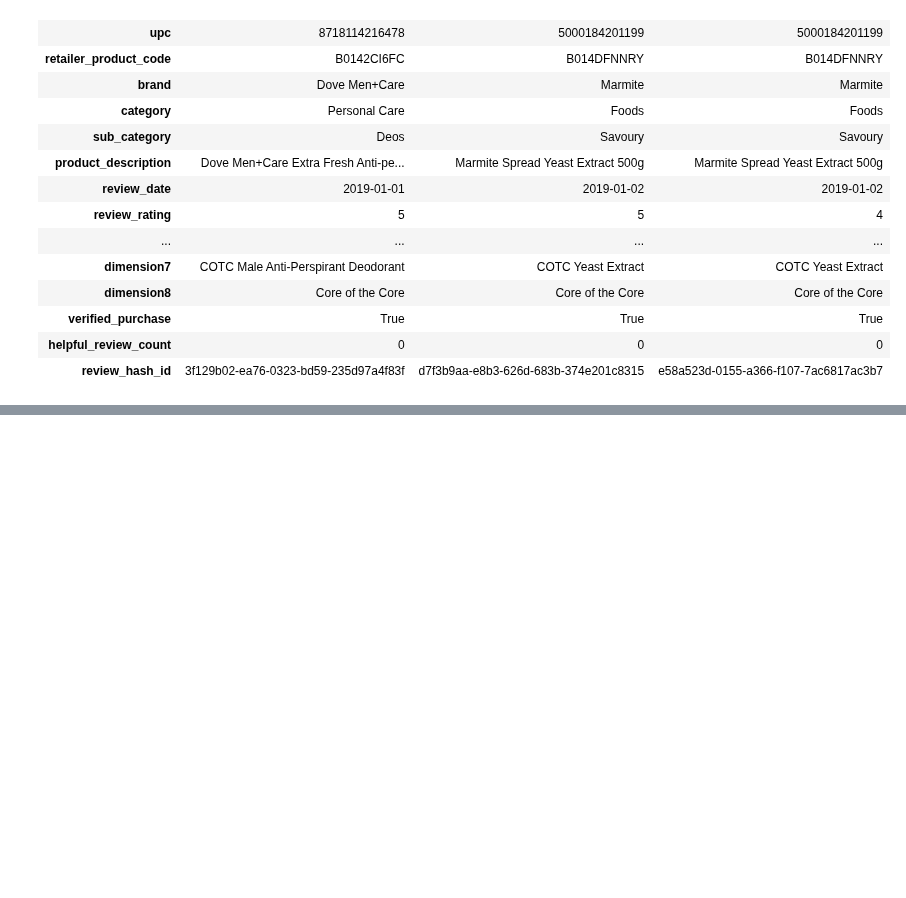
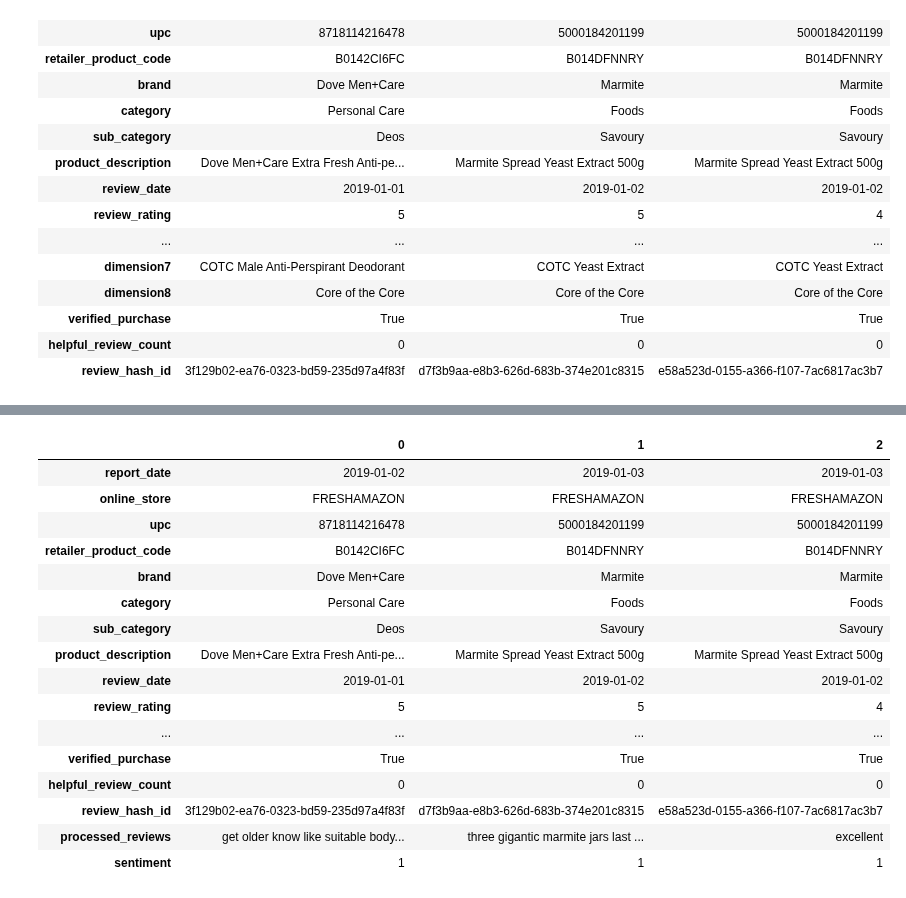
Before and after one commit to carlos-alves-one/Amazon-Review-NLP, a Jupyter notebook: Sentiment_Analysis_V2.ipynb, the cells around one changed output, grey strips where cells are left out. Saved outputs shown, nothing was run; the diff lists cells and outputs as text; code cells hidden in the pictures; blank space fills up the shorter version.

```diff
--- a/Sentiment_Analysis_V2.ipynb
+++ b/Sentiment_Analysis_V2.ipynb
@@ -28,10 +28,10 @@ import pandas as pd
 
 # Load the dataset Amazon Review Details from Google Drive
 data_path = '/content/drive/MyDrive/amazon_project/amazon-review-details.csv'
-amazon_data = pd.read_csv(data_path)
+data = pd.read_csv(data_path)
 
 # Display the first few rows of the dataframe
-amazon_data.head(3).T
+data.head(3).T
 # %% [output]
 |  | 0 | 1 | 2 |
 | report_date | 2019-01-02 | 2019-01-03 | 2019-01-03 |
@@ -50,7 +50,3 @@ amazon_data.head(3).T
 | verified_purchase | True | True | True |
 | helpful_review_count | 0 | 0 | 0 |
 | review_hash_id | 3f129b02-ea76-0323-bd59-235d97a4f83f | d7f3b9aa-e8b3-626d-683b-374e201c8315 | e58a523d-0155-a366-f107-7ac6817ac3b7 |
-# %%
-# Extracting the first review text from the 'review_text' column of the amazon_data dataframe
-data = amazon_data['review_text'].values[0]
-data
@@ -88,0 +87,27 @@ amazon_data.head(3)
+# %%
+
+# Selecting relevant columns
+# Assuming the column containing the review text is named 'review_text'
+if 'review_text' not in data.columns:
+    # If the exact column name is not known, we will need to identify it
+    print("Column names:", data.columns)
+
+# Data cleaning and preprocessing
+def preprocess_text(text):
+
+    # Lowercasing
+    text = text.lower()
+    # Remove punctuation and numbers
+    text = re.sub(r'[^a-z\s]', '', text)
+    # Tokenization
+    tokens = word_tokenize(text)
+    # Remove stopwords
+    stop_words = set(stopwords.words('english'))
+    tokens = [word for word in tokens if word not in stop_words]
+    return ' '.join(tokens)
+
+# Apply preprocessing to the review text
+data['processed_reviews'] = data['review_text'].apply(preprocess_text)
+
+# Convert ratings to binary sentiment
+data['sentiment'] = data['review_rating'].apply(lambda x: 1 if x > 3 else 0)
@@ -88,0 +119,20 @@ amazon_data.head(3)
+# %%
+data.head(3).T
+# %% [output]
+|  | 0 | 1 | 2 |
+| report_date | 2019-01-02 | 2019-01-03 | 2019-01-03 |
+| online_store | FRESHAMAZON | FRESHAMAZON | FRESHAMAZON |
+| upc | 8718114216478 | 5000184201199 | 5000184201199 |
+| retailer_product_code | B0142CI6FC | B014DFNNRY | B014DFNNRY |
+| brand | Dove Men+Care | Marmite | Marmite |
+| category | Personal Care | Foods | Foods |
+| sub_category | Deos | Savoury | Savoury |
+| product_description | Dove Men+Care Extra Fresh Anti-pe... | Marmite Spread Yeast Extract 500g | Marmite Spread Yeast Extract 500g |
+| review_date | 2019-01-01 | 2019-01-02 | 2019-01-02 |
+| review_rating | 5 | 5 | 4 |
+| ... | ... | ... | ... |
+| verified_purchase | True | True | True |
+| helpful_review_count | 0 | 0 | 0 |
+| review_hash_id | 3f129b02-ea76-0323-bd59-235d97a4f83f | d7f3b9aa-e8b3-626d-683b-374e201c8315 | e58a523d-0155-a366-f107-7ac6817ac3b7 |
+| processed_reviews | get older know like suitable body... | three gigantic marmite jars last ... | excellent |
+| sentiment | 1 | 1 | 1 |
```
Also changed, not shown: parts of 10 cells of this notebook.
